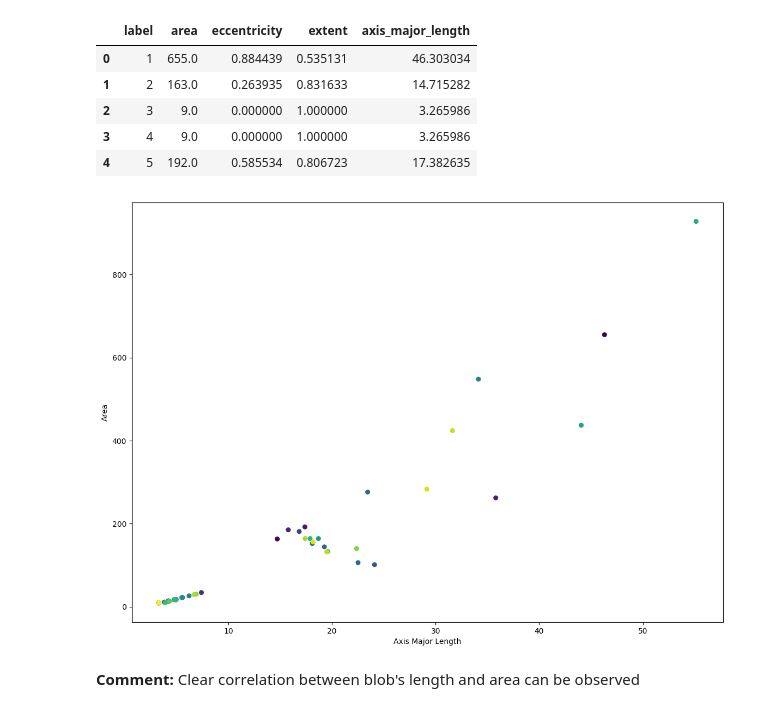
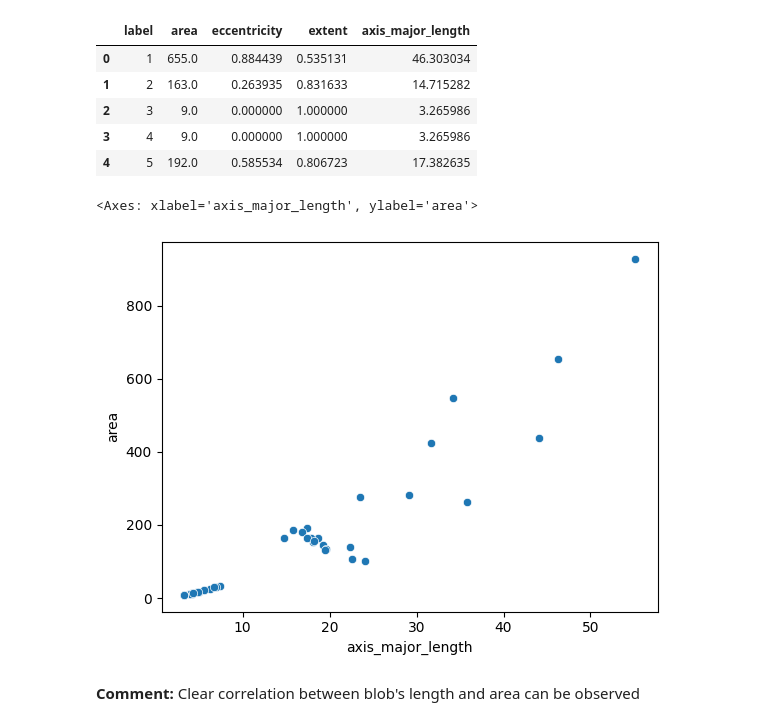
Before and after one commit to KleaKalliri/Computer-Vision, a Jupyter notebook: Exercise_4.ipynb, the cells around one changed output. Drawn from its saved outputs; the diff is of its cells as text; code cells hidden in the pictures.

```diff
--- a/Exercise_4.ipynb
+++ b/Exercise_4.ipynb
@@ -97,17 +97,13 @@ df.head()
 | 2 | 3 | 9.0 | 0.000000 | 1.000000 | 3.265986 |
 | 3 | 4 | 9.0 | 0.000000 | 1.000000 | 3.265986 |
 | 4 | 5 | 192.0 | 0.585534 | 0.806723 | 17.382635 |
-# %%
-import pandas as pd
-import matplotlib.pyplot as plt
-
-fig = plt.figure(figsize=(14, 10))
-plt.scatter(df["axis_major_length"], df["area"], s=30, c=df["label"], marker='o')
-plt.xlabel("Axis Major Length")
-plt.ylabel("Area")
-plt.show()
-# %% [output]
-[figure, removed]
+# %%
+import seaborn as sns
+
+sns.scatterplot(x='axis_major_length',y='area',data=df_features)
+# %% [output]
+<Axes: xlabel='axis_major_length', ylabel='area'>
+[figure, added]
 # %% [markdown]
 **Comment:** Clear correlation between blob's length and area can be observed
 # %% [markdown]
```
Also changed, not shown: parts of 1 cell of this notebook.
